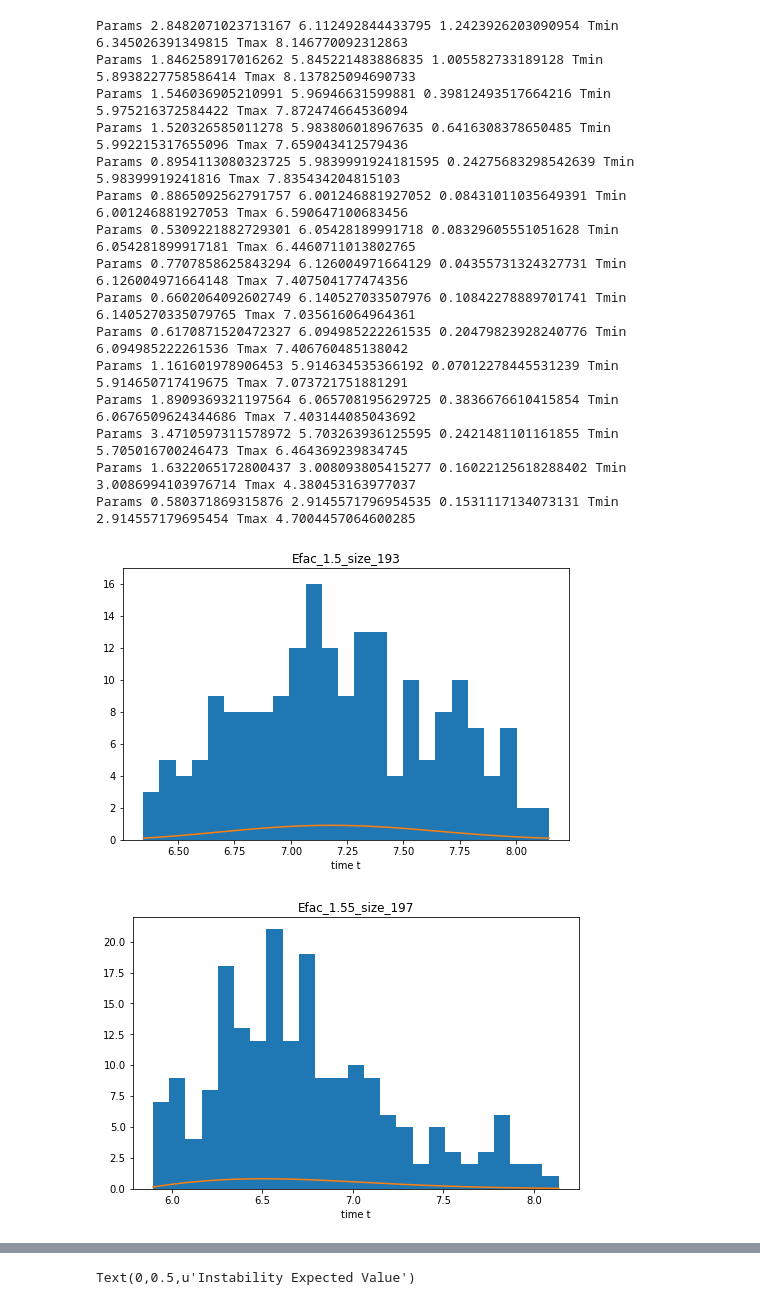
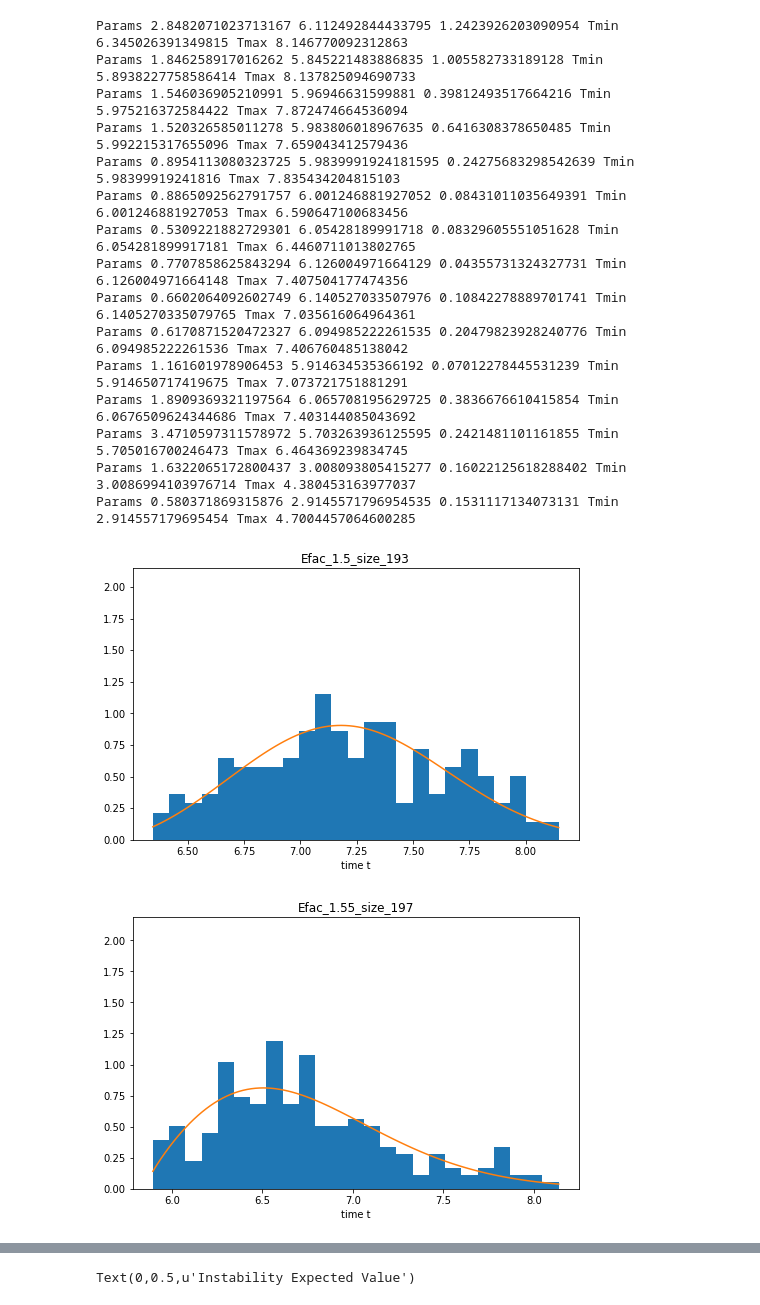
Before and after one commit to dtamayo/MLstability, a Jupyter notebook: Analysis/Solar/ShiftingPeaks.ipynb, the cells around one changed output, grey strips where cells are left out. Saved outputs shown, nothing was run; the diff lists cells and outputs as text; code cells hidden in the pictures.

```diff
--- a/Analysis/Solar/ShiftingPeaks.ipynb
+++ b/Analysis/Solar/ShiftingPeaks.ipynb
@@ -25,39 +25,39 @@ for i, name in enumerate(data):
     fig, ax = plt.subplots(1, figsize  = (8, 5))
     #ax.set_title(name)
     ax.set_xlabel("time t")
-    n, bins, patches =  ax.hist(vals, bins = 25)
+    n, bins, patches =  ax.hist(vals, bins = 25, normed = 1)
 
     #weibull hist fits
     gamma_out, loc_out, alpha_out = stats.weibull_min.fit(vals)#, f0=a_in,floc=loc_in)
     print "Params", gamma_out, loc_out, alpha_out, "Tmin", vals.min(), "Tmax", vals.max()#, f0=a_in,floc=loc_in)
     means[i] = loc_out + alpha_out*scipy.special.gamma(1.+1./gamma_out)
     #print loc_out, alpha_out*scipy.special.gamma(1.+1./gamma_out)
     efac[i] = float(name.split("_")[1])
     x = np.linspace(vals.min(), vals.max(), 100)
     ax.set_title("Efac_{0}_size_{1}".format(efac[i],vals.shape[0]) )
 
     weib_vals = stats.weibull_min.pdf(x, c=gamma_out,loc=loc_out,scale = alpha_out)
 
     ax.plot(x, weib_vals)
     max_val = n.max()
     ax.set_ylim([0,max_val +1])
     #fig.savefig("../../Figures/Solar_Figures/Solar_efac{0}.png".format(efac[i]), bbox_inches = "tight")
     #break
 # %% [output]
 Params 2.8482071023713167 6.112492844433795 1.2423926203090954 Tmin 6.345026391349815 Tmax 8.146770092312863
 Params 1.846258917016262 5.845221483886835 1.005582733189128 Tmin 5.8938227758586414 Tmax 8.137825094690733
 Params 1.546036905210991 5.96946631599881 0.39812493517664216 Tmin 5.975216372584422 Tmax 7.872474664536094
 Params 1.520326585011278 5.983806018967635 0.6416308378650485 Tmin 5.992215317655096 Tmax 7.659043412579436
 Params 0.8954113080323725 5.9839991924181595 0.24275683298542639 Tmin 5.98399919241816 Tmax 7.835434204815103
 Params 0.8865092562791757 6.001246881927052 0.08431011035649391 Tmin 6.001246881927053 Tmax 6.590647100683456
 Params 0.5309221882729301 6.05428189991718 0.08329605551051628 Tmin 6.054281899917181 Tmax 6.4460711013802765
 Params 0.7707858625843294 6.126004971664129 0.04355731324327731 Tmin 6.126004971664148 Tmax 7.407504177474356
 Params 0.6602064092602749 6.140527033507976 0.10842278889701741 Tmin 6.1405270335079765 Tmax 7.035616064964361
 Params 0.6170871520472327 6.094985222261535 0.20479823928240776 Tmin 6.094985222261536 Tmax 7.406760485138042
 Params 1.161601978906453 5.914634535366192 0.07012278445531239 Tmin 5.914650717419675 Tmax 7.073721751881291
 Params 1.8909369321197564 6.065708195629725 0.3836676610415854 Tmin 6.0676509624344686 Tmax 7.403144085043692
 Params 3.4710597311578972 5.703263936125595 0.2421481101161855 Tmin 5.705016700246473 Tmax 6.464369239834745
 Params 1.6322065172800437 3.008093805415277 0.16022125618288402 Tmin 3.0086994103976714 Tmax 4.380453163977037
 Params 0.580371869315876 2.9145571796954535 0.1531117134073131 Tmin 2.914557179695454 Tmax 4.7004457064600285
-[figure, old version]
+[figure, new version]
-[figure, old version]
+[figure, new version]
```
Also changed, not shown: parts of 1 cell of this notebook, 2 other files.
